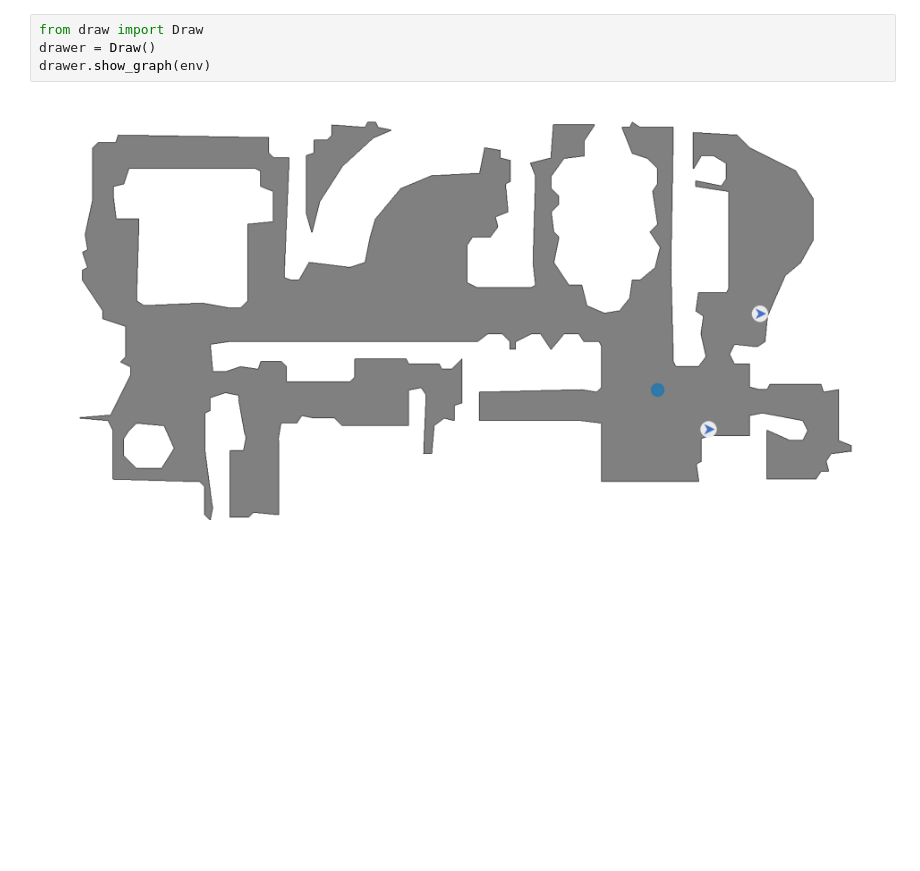
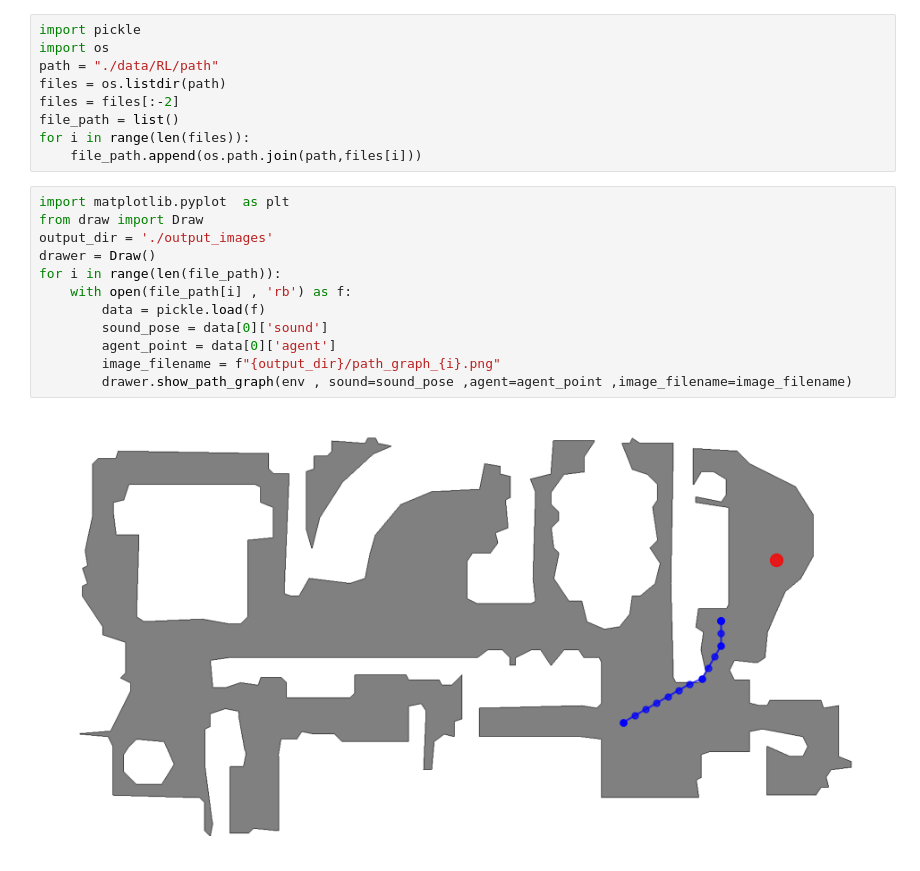
Before and after one commit to YZyongzhang/soundspaces, a Jupyter notebook: env.ipynb, the cells around one changed output. Drawn from its saved outputs; the diff is of its cells as text; blank space fills up the shorter version.

```diff
--- a/env.ipynb
+++ b/env.ipynb
@@ -91,9 +93,26 @@ Material for category 'misc' was not found. Using default material instead.
          0., 0., 0., 0., 0., 0., 0., 0., 0., 0., 0., 0., 0., 0., 0., 0., 0.,
          0., 0., 0., 0., 0., 0., 0., 0., 0., 0., 0., 0., 0., 0., 0., 0., 0.,
          0.], dtype=float32)}]
-# %%
-from draw import Draw
-drawer = Draw()
-drawer.show_graph(env)
-# %% [output]
-[figure, removed]
+# %%
+import pickle
+import os
+path = "./data/RL/path"
+files = os.listdir(path)
+files = files[:-2]
+file_path = list()
+for i in range(len(files)):
+    file_path.append(os.path.join(path,files[i]))
+# %%
+import matplotlib.pyplot  as plt
+from draw import Draw
+output_dir = './output_images'
+drawer = Draw()
+for i in range(len(file_path)):
+    with open(file_path[i] , 'rb') as f:
+        data = pickle.load(f)
+        sound_pose = data[0]['sound']
+        agent_point = data[0]['agent']
+        image_filename = f"{output_dir}/path_graph_{i}.png"
+        drawer.show_path_graph(env , sound=sound_pose ,agent=agent_point ,image_filename=image_filename)
+# %% [output]
+[figure, added]
```
Also changed, not shown: parts of 3 cells of this notebook, 18 other files.
